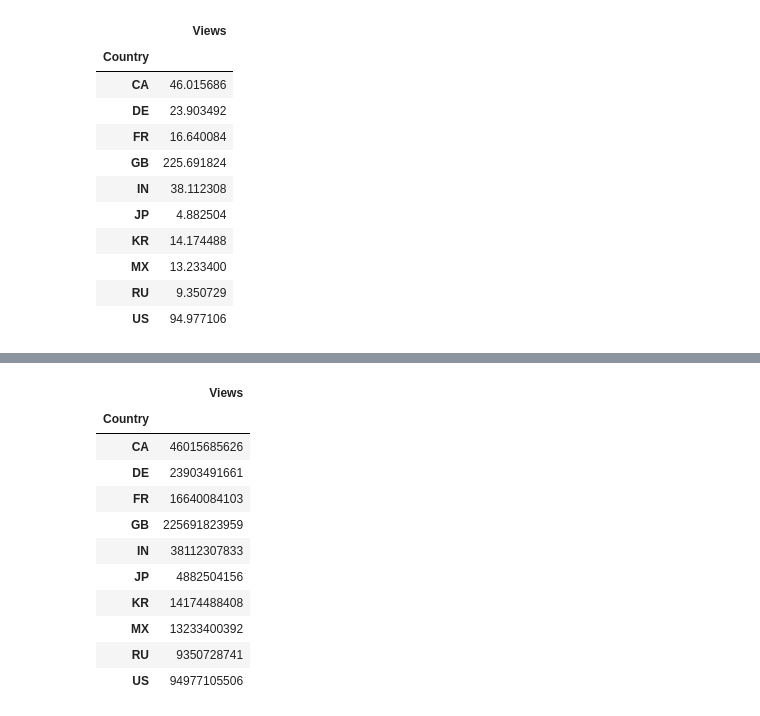
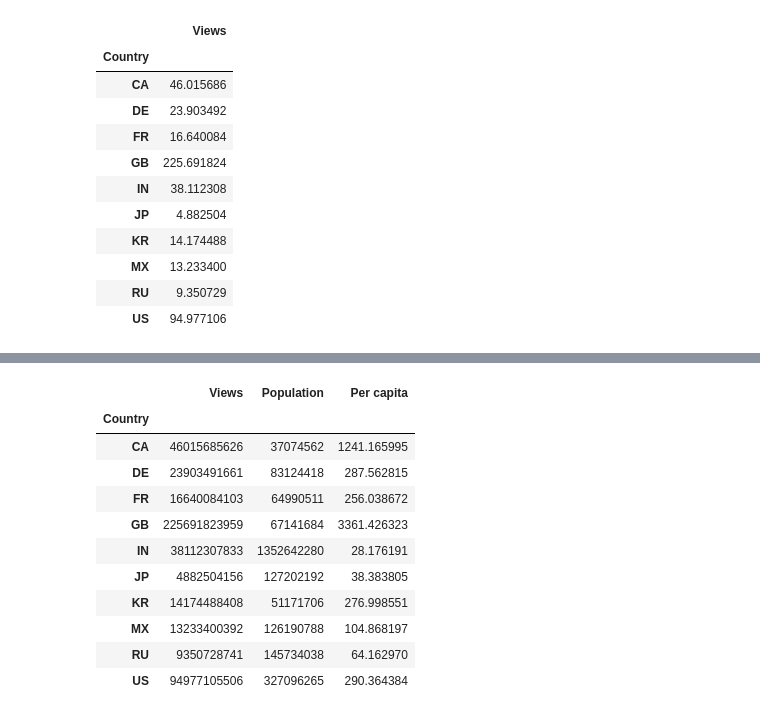
Before and after one commit to jherberg462/python-project, a Jupyter notebook: JennifferAnalysis.ipynb, the cells around one changed output, grey strips where cells are left out. Cells and saved outputs as stored; diff of their text form; code cells hidden in the pictures.

```diff
--- a/JennifferAnalysis.ipynb
+++ b/JennifferAnalysis.ipynb
@@ -110,18 +110,28 @@ plt.tight_layout()
 <Figure size 432x288 with 0 Axes>
-# %%
-views_country_groups = trending_df.groupby("Country").sum()
-views_country_df = pd.DataFrame(views_country_groups)
-views_country_df
-# %% [output]
-|  | Views |
-| Country |  |
-| CA | 46015685626 |
-| DE | 23903491661 |
-| FR | 16640084103 |
-| GB | 225691823959 |
-| IN | 38112307833 |
-| JP | 4882504156 |
-| KR | 14174488408 |
-| MX | 13233400392 |
-| RU | 9350728741 |
-| US | 94977105506 |
+# %%
+views_country_groups = trending_df.groupby("Country").sum()
+views_country_df = pd.DataFrame(views_country_groups)
+# views_country_df
+
+population = [37074562, 83124418, 64990511,67141684, 1352642280,
+             127202192, 51171706, 126190788, 145734038, 327096265]
+views_country_df["Population"] = population
+
+per_capita = (views_country_df['Views']/views_country_df['Population'])#*1000000
+
+views_country_df['Per capita'] = per_capita
+
+views_country_df
+# %% [output]
+|  | Views | Population | Per capita |
+| Country |  |  |  |
+| CA | 46015685626 | 37074562 | 1241.165995 |
+| DE | 23903491661 | 83124418 | 287.562815 |
+| FR | 16640084103 | 64990511 | 256.038672 |
+| GB | 225691823959 | 67141684 | 3361.426323 |
+| IN | 38112307833 | 1352642280 | 28.176191 |
+| JP | 4882504156 | 127202192 | 38.383805 |
+| KR | 14174488408 | 51171706 | 276.998551 |
+| MX | 13233400392 | 126190788 | 104.868197 |
+| RU | 9350728741 | 145734038 | 64.162970 |
+| US | 94977105506 | 327096265 | 290.364384 |
```
Also changed, not shown: parts of 3 cells of this notebook.
